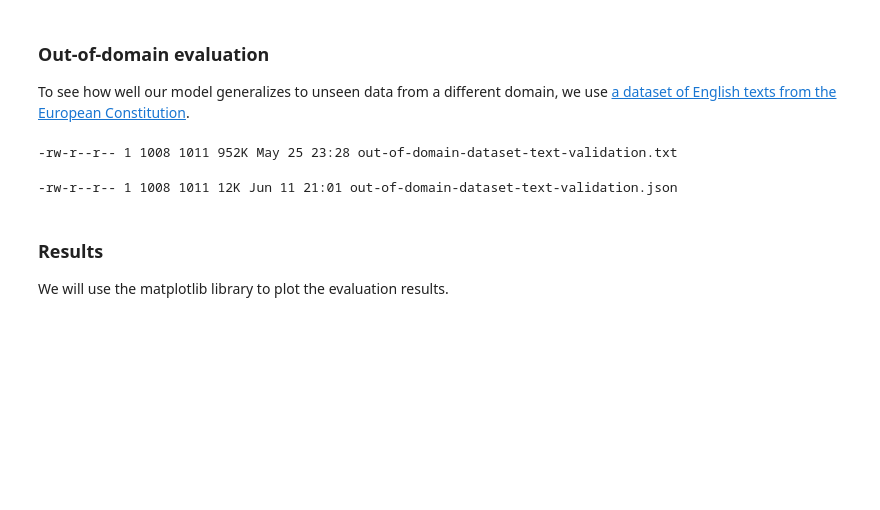
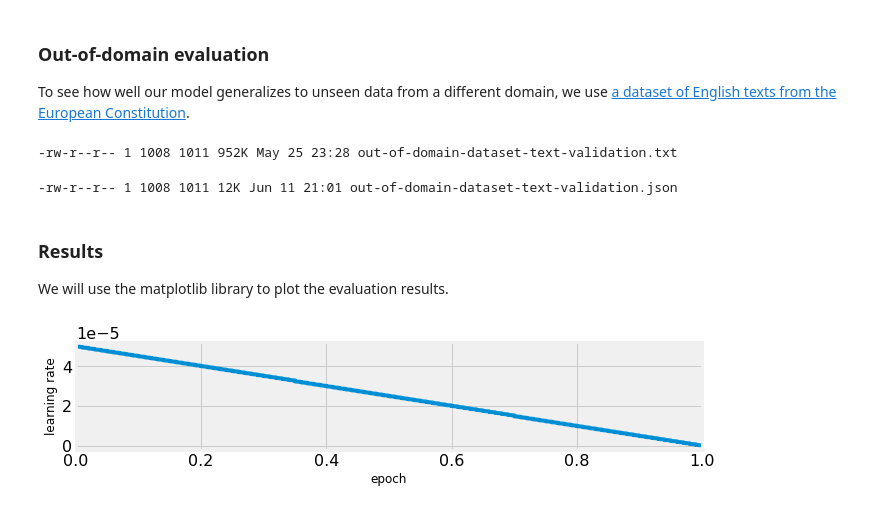
Before and after one commit to Witiko/scm-at-arqmath3, a Jupyter notebook: 03-finetune-roberta.ipynb, the cells around one changed output. Saved outputs shown, nothing was run; the diff lists cells and outputs as text; code cells hidden in the pictures; blank space fills up the shorter version.

```diff
--- a/03-finetune-roberta.ipynb
+++ b/03-finetune-roberta.ipynb
@@ -105,6 +109,14 @@ plt.style.use('fivethirtyeight')
 plt.rc('xtick', labelsize=16)
 plt.rc('ytick', labelsize=16)
 plt.rc('legend', fontsize=16)
+# %%
+plt.figure(figsize=(10, 2))
+plt.plot(*zip(*learning_rates), label='learning rate')
+plt.xlabel('epoch')
+plt.xlim((0.0, epoch))
+_ = plt.ylabel('learning rate')
+# %% [output]
+[figure, added]
 # %%
 plt.figure(figsize=(10, 5))
 plt.plot(*zip(*id_train_losses), label='training (in-domain)')
```
Also changed, not shown: parts of 2 cells of this notebook, 4 other files.
